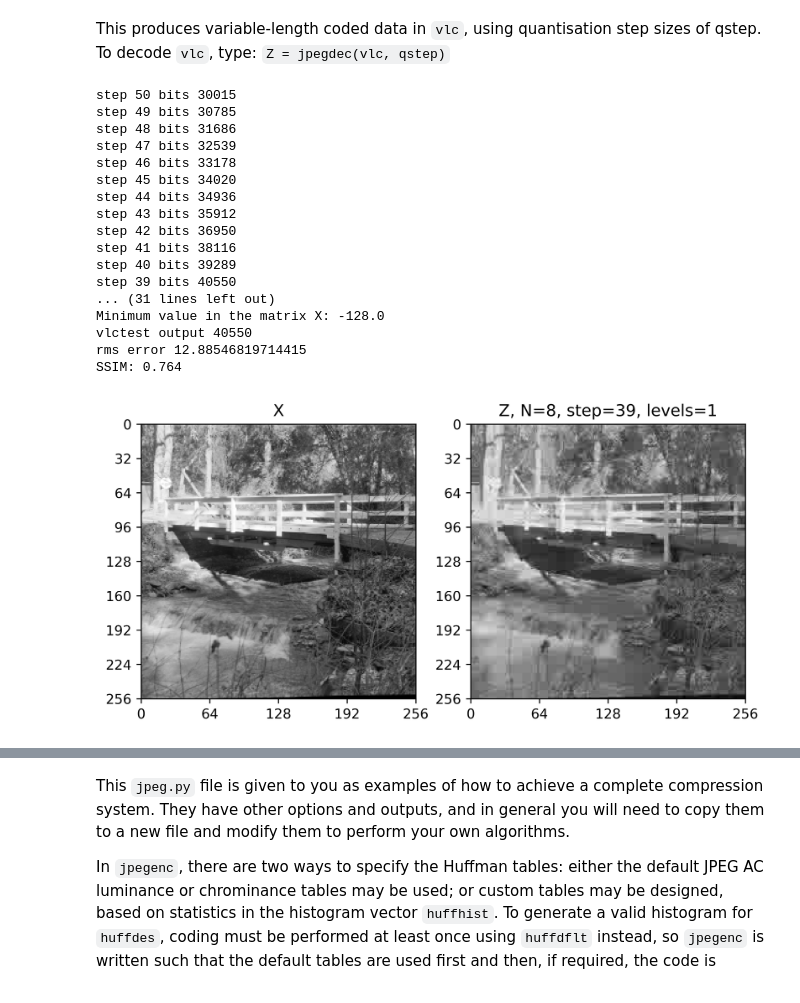
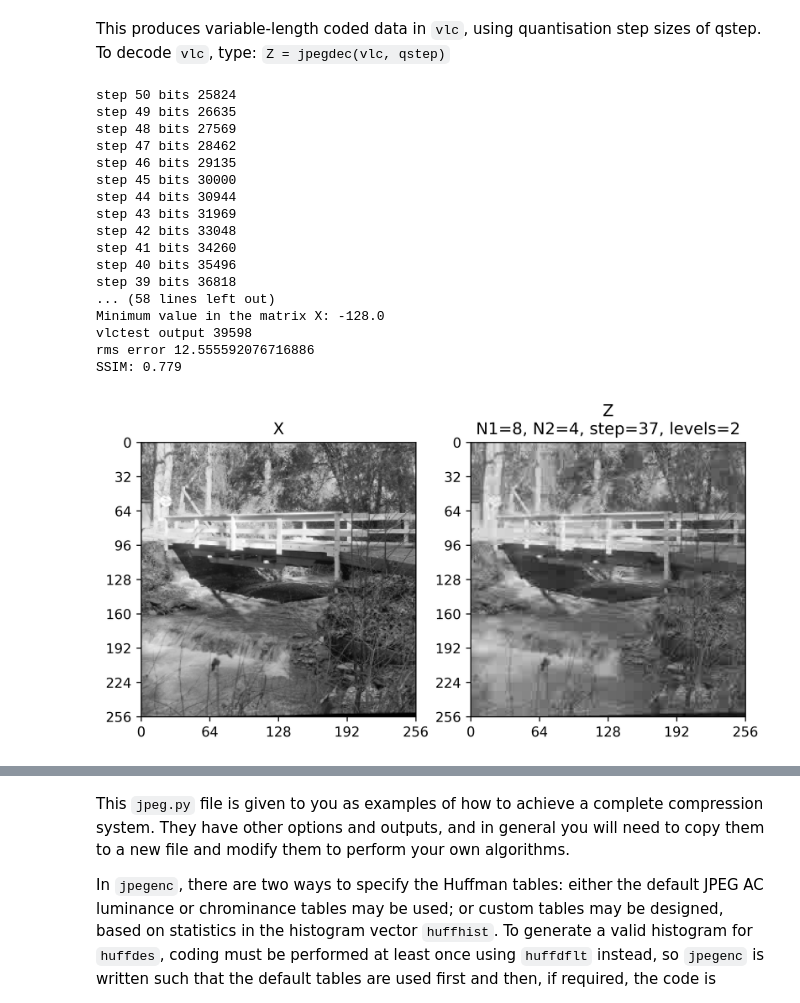
Before and after one commit to AndrewKeYanzhe/cued_sf2_lab-master, a Jupyter notebook: 12-huffman_2LayerDCT.ipynb, the cells around one changed output, grey strips where cells are left out. Cells and saved outputs as stored; diff of their text form; code cells hidden in the pictures.

```diff
--- a/12-huffman_2LayerDCT.ipynb
+++ b/12-huffman_2LayerDCT.ipynb
@@ -241,7 +241,7 @@ import contextlib
 
 N=M=8
 
-levels=1
+levels=2.1
 
 deblock = False
 
@@ -381,50 +381,50 @@ print(f"SSIM: {ssim_index:.3f}")
 # Create the figure with a larger size
 fig, axs = plt.subplots(1, 2, figsize=(8, 4))
 
 # # Assuming `plot_image` is a custom function to plot the images
 # plot_image(X, ax=axs[0])
 # axs[0].set(title="X")
 
 # plot_image(Z, ax=axs[1])
 # if levels == 1:
 #     axs[1].set(title=f"Z, N={N}, step={optimal_step_size}, levels={levels}")
 # elif levels == 2.1:
 #     axs[1].set(title=f"Z, N1={N}, N2=4, step={optimal_step_size}, levels={int(levels)}")
 # # Show the figure
 # plt.show()
 
 
 
 # Assuming `plot_image` is a custom function to plot the images
 plot_image(X, ax=axs[0])
 axs[0].set(title="X")
 
 plot_image(Z, ax=axs[1])
 if levels == 1:
     axs[1].set(title=f"Z, N={N}, step={optimal_step_size}, levels={levels}")
 elif levels == 2.1:
     axs[1].set(title=f"Z\nN1={N}, N2=4, step={optimal_step_size}, levels={int(levels)}")
 # Show the figure
 plt.show()
 # %% [output]
-step 50 bits 30015
-step 49 bits 30785
-step 48 bits 31686
-step 47 bits 32539
-step 46 bits 33178
-step 45 bits 34020
-step 44 bits 34936
-step 43 bits 35912
-step 42 bits 36950
-step 41 bits 38116
-step 40 bits 39289
-step 39 bits 40550
-... (31 lines left out)
+step 50 bits 25824
+step 49 bits 26635
+step 48 bits 27569
+step 47 bits 28462
+step 46 bits 29135
+step 45 bits 30000
+step 44 bits 30944
+step 43 bits 31969
+step 42 bits 33048
+step 41 bits 34260
+step 40 bits 35496
+step 39 bits 36818
+... (58 lines left out)
 Minimum value in the matrix X: -128.0
-vlctest output 40550
-rms error 12.88546819714415
-SSIM: 0.764
+vlctest output 39598
+rms error 12.555592076716886
+SSIM: 0.779
-[figure, old version]
+[figure, new version]
 # %%
 # your code here
 # 8x8
```
Also changed, not shown: parts of 2 cells of this notebook, 1 other file.
